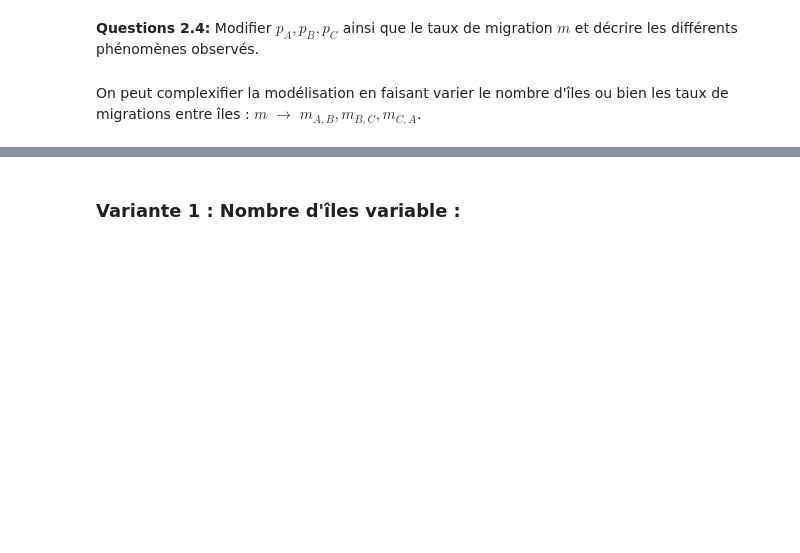
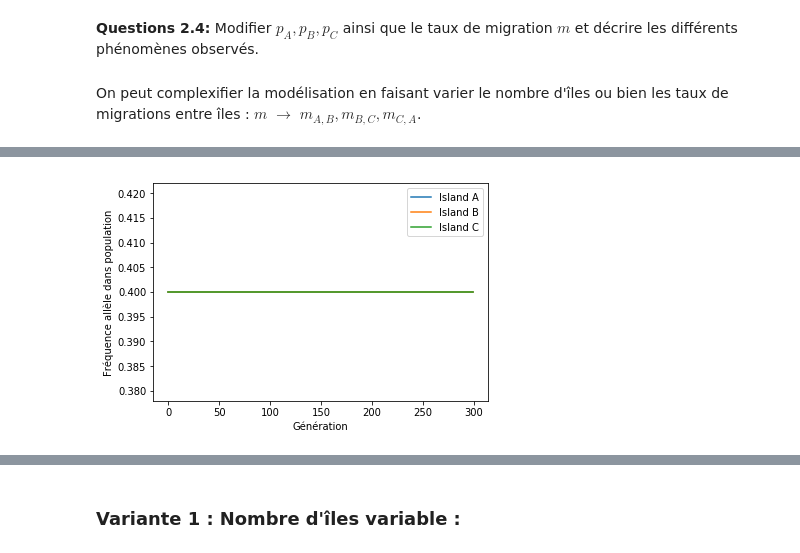
Before and after one commit to Wakeniii/ARE-dynamics-2019, a Jupyter notebook: Sujet_Dynamique_Population_Etud.ipynb, the cells around one changed output, grey strips where cells are left out. Cells and saved outputs as stored; diff of their text form; code cells hidden in the pictures; blank space fills up the shorter version.

```diff
--- a/Sujet_Dynamique_Population_Etud.ipynb
+++ b/Sujet_Dynamique_Population_Etud.ipynb
@@ -222,0 +250,4 @@ On peut complexifier la modélisation en faisant varier le nombre d'îles ou bie
+# %%
+plot_genetics(M,p)
+# %% [output]
+[figure, added]
```
Also changed, not shown: parts of 19 cells of this notebook.
